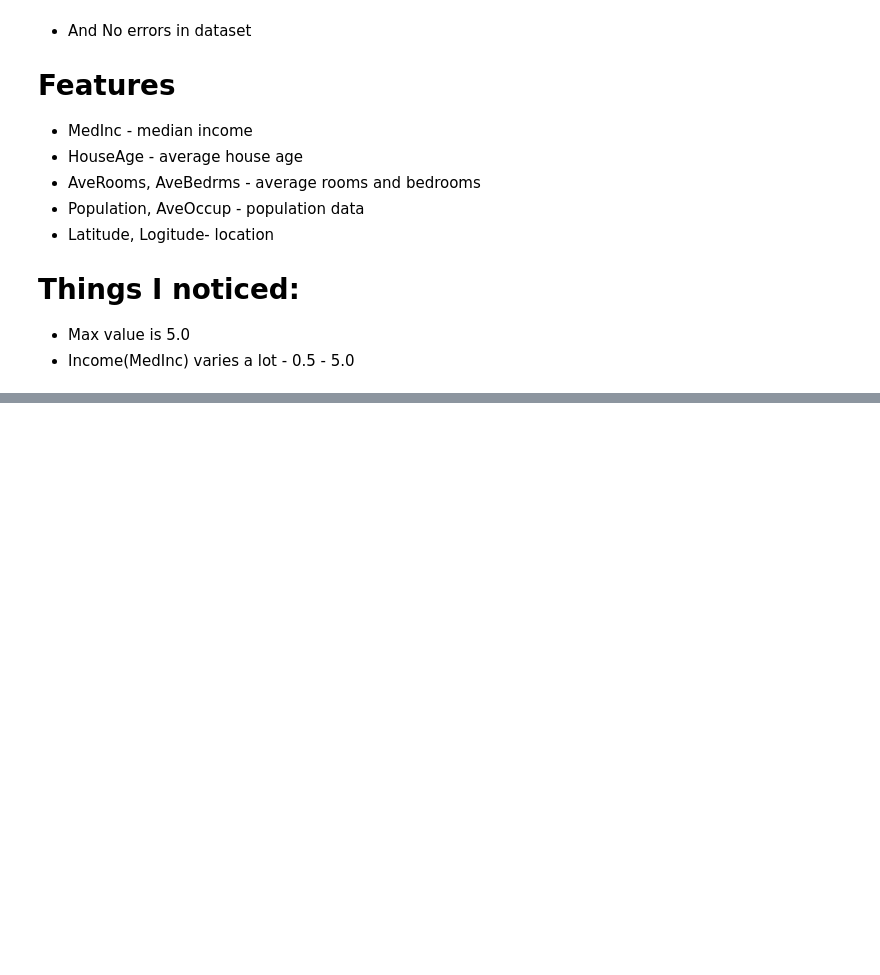
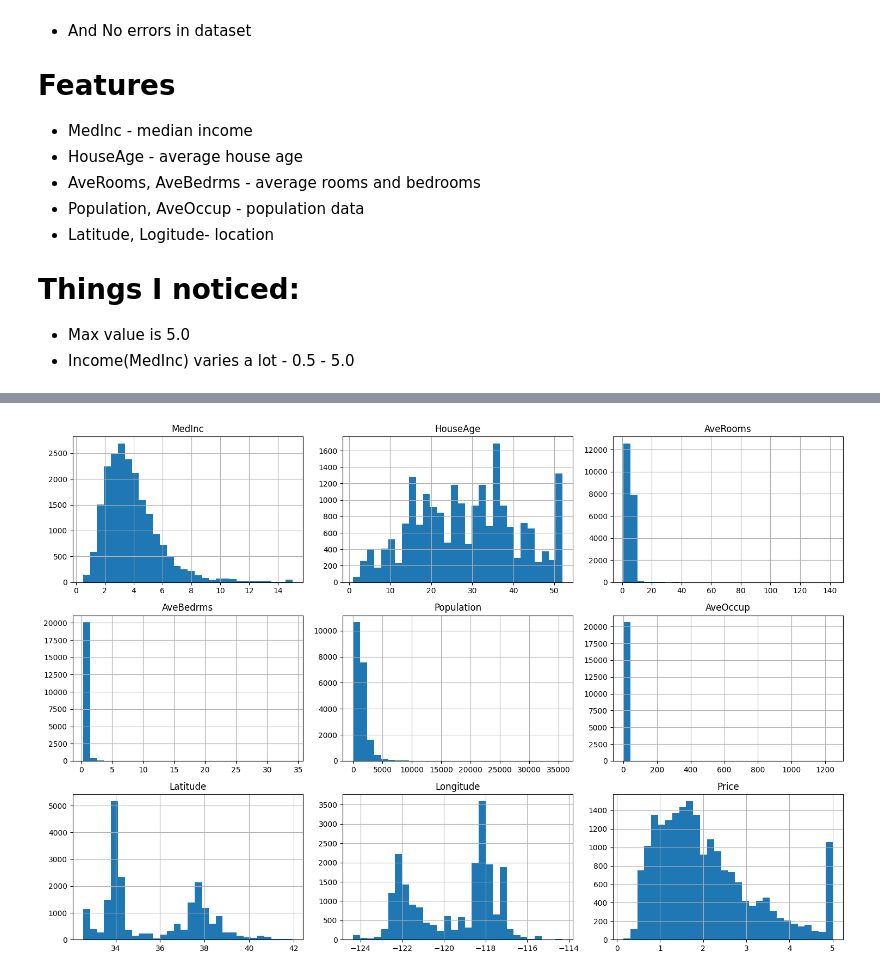
Before and after one commit to Roshan0003goud/california-housing-regression, a Jupyter notebook: notebooks/01_data_exploration.ipynb, the cells around one changed output, grey strips where cells are left out. Cells and saved outputs as stored; diff of their text form; code cells hidden in the pictures; blank space fills up the shorter version.

```diff
--- a/notebooks/01_data_exploration.ipynb
+++ b/notebooks/01_data_exploration.ipynb
@@ -97,0 +115,6 @@ dtype: int64
+# %%
+df.hist(figsize=(15, 10), bins=30)
+plt.tight_layout()
+plt.show()
+# %% [output]
+[figure, added]
```
Also changed, not shown: parts of 8 cells of this notebook, 2 other files.
